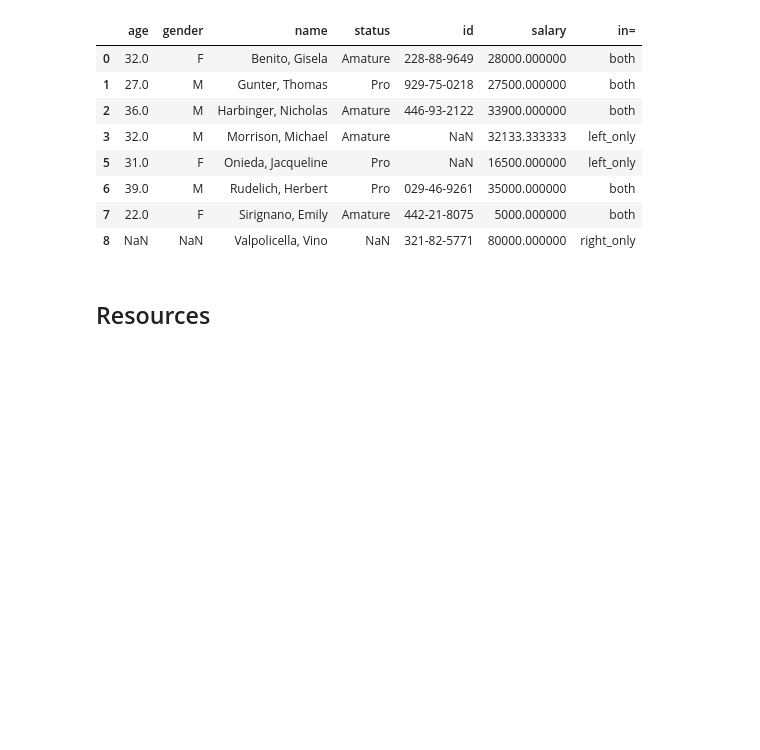
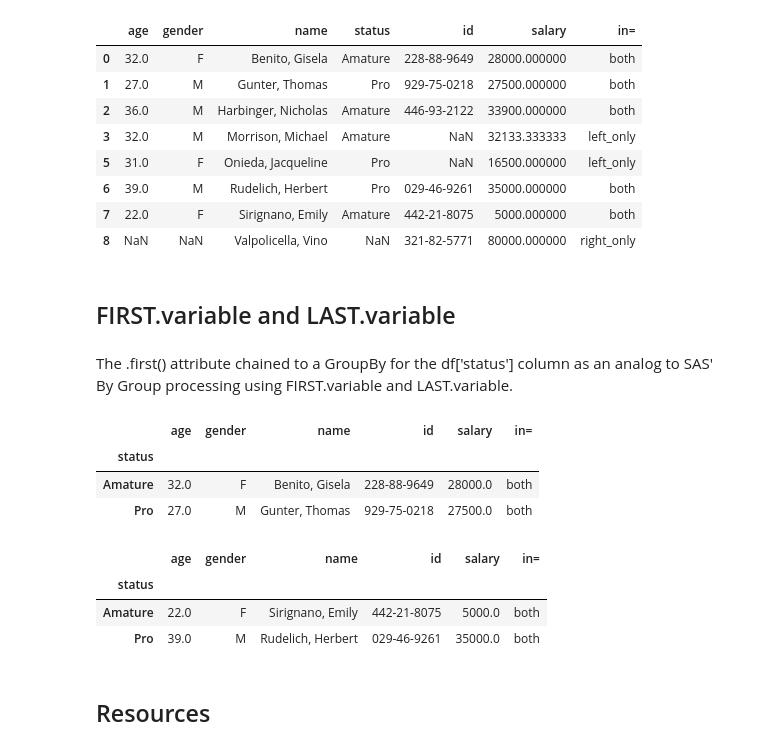
Before and after one commit to RandyBetancourt/PythonForSASUsers, a Jupyter notebook: Chapter 07 -- Pandas, Part 2.ipynb, the cells around one changed output. Cells and saved outputs as stored; diff of their text form; code cells hidden in the pictures; blank space fills up the shorter version.

```diff
--- a/Chapter 07 -- Pandas, Part 2.ipynb
+++ b/Chapter 07 -- Pandas, Part 2.ipynb
@@ -806,6 +808,24 @@ df
 | 6 | 39.0 | M | Rudelich, Herbert | Pro | 029-46-9261 | 35000.000000 | both |
 | 7 | 22.0 | F | Sirignano, Emily | Amature | 442-21-8075 | 5000.000000 | both |
 | 8 | NaN | NaN | Valpolicella, Vino | NaN | 321-82-5771 | 80000.000000 | right_only |
+# %% [markdown]
+## FIRST.variable and LAST.variable
+# %% [markdown]
+The .first() attribute chained to a GroupBy for the df['status'] column as an analog to SAS' By Group processing using FIRST.variable and LAST.variable.
+# %%
+df.groupby('status').first()
+# %% [output]
+|  | age | gender | name | id | salary | in= |
+| status |  |  |  |  |  |  |
+| Amature | 32.0 | F | Benito, Gisela | 228-88-9649 | 28000.0 | both |
+| Pro | 27.0 | M | Gunter, Thomas | 929-75-0218 | 27500.0 | both |
+# %%
+df.groupby('status').last()
+# %% [output]
+|  | age | gender | name | id | salary | in= |
+| status |  |  |  |  |  |  |
+| Amature | 22.0 | F | Sirignano, Emily | 442-21-8075 | 5000.0 | both |
+| Pro | 39.0 | M | Rudelich, Herbert | 029-46-9261 | 35000.0 | both |
 # %% [markdown]
 ## Resources
 # %% [markdown]
```
Also changed, not shown: parts of 2 cells of this notebook.
